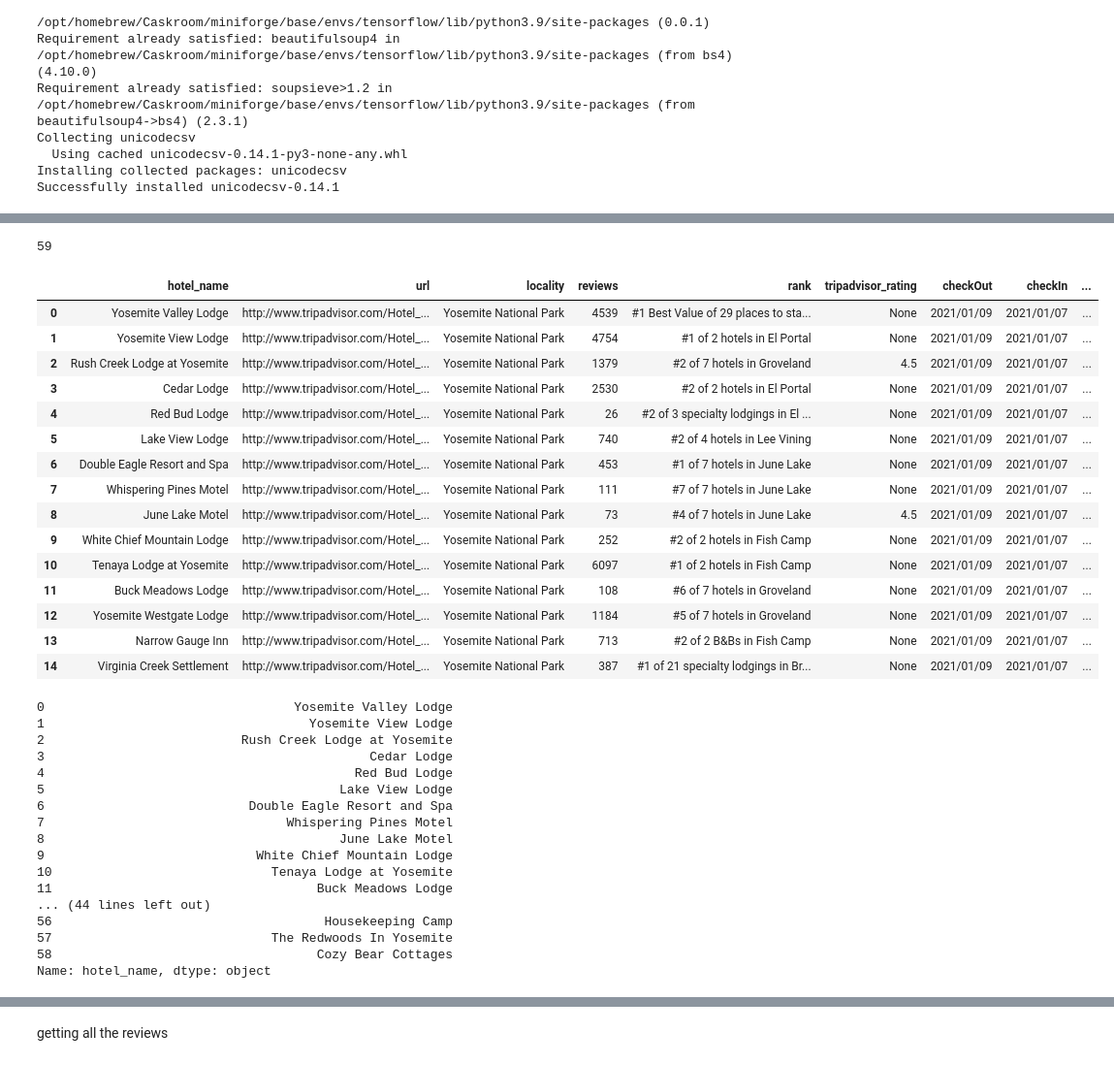
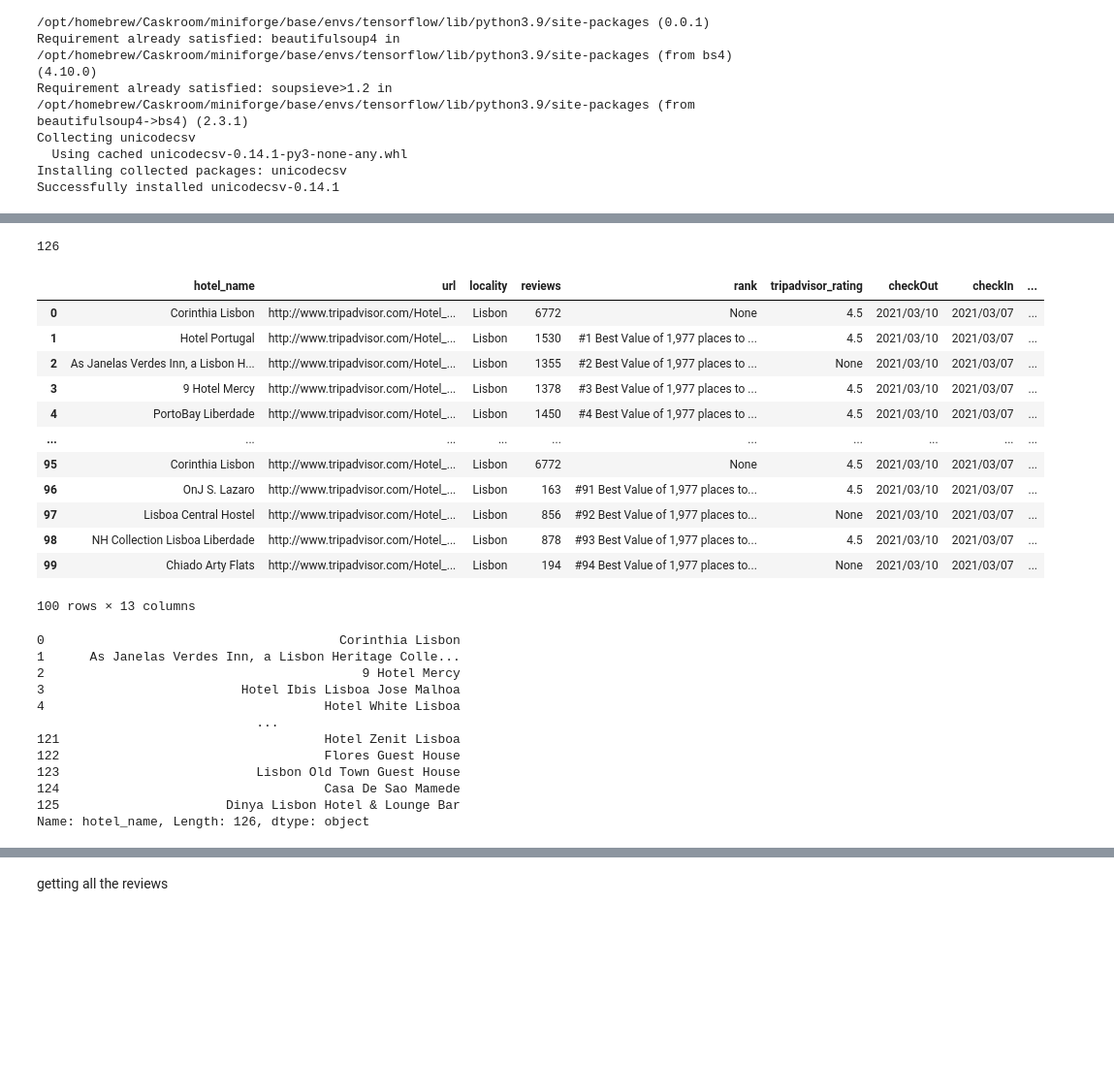
Before and after one commit to hamzafarooq/tripadvisor, a Jupyter notebook: MasterEdit copy.ipynb, the cells around one changed output, grey strips where cells are left out. Shown at 97% size. Drawn from its saved outputs; the diff is of its cells as text; code cells hidden in the pictures; blank space fills up the shorter version.

```diff
--- a/MasterEdit copy.ipynb
+++ b/MasterEdit copy.ipynb
@@ -102,7 +102,9 @@ def parse(locality,checkin_date,checkout_date,sort):
             XPATH_HOTEL_FEATURES = './/div[contains(@casls,"common_hotel_icons_list")]//li//text()'
             XPATH_HOTEL_PRICE = './/div[contains(@data-sizegroup,"mini-meta-price")]/text()'
             XPATH_VIEW_DEALS = './/div[contains(@data-ajax-preserve,"viewDeals")]//text()'
-            XPATH_BOOKING_PROVIDER = './/div[contains(@data-sizegroup,"mini-meta-provider")]//text()'
+            XPATH_BOOKING_PROVIDER = './/div[contains(@data-sizegroup,"mini-meta-provider")]//text()'  #<span class="dekGp Ci _R S4 H3 MD">#74 of 319 hotels in Lisbon</span><span class="dekGp Ci _R S4 H3 MD">#6 of 319 hotels in Lisbon</span>
+            XPATH_RATING_ORDER = './/span[contains(@class,"dekGp Ci _R S4 H3 MD")]//text()'
+
 
             raw_booking_provider = hotel.xpath(XPATH_BOOKING_PROVIDER)
             raw_no_of_deals =  hotel.xpath(XPATH_VIEW_DEALS)
@@ -113,6 +115,7 @@ def parse(locality,checkin_date,checkout_date,sort):
             raw_hotel_name = hotel.xpath(XPATH_HOTEL_NAME)
             raw_hotel_features = hotel.xpath(XPATH_HOTEL_FEATURES)
             raw_hotel_price_per_night  = hotel.xpath(XPATH_HOTEL_PRICE)
+            raw_rank_order = hotel.xpath(XPATH_RATING_ORDER)
 
             url = 'http://www.tripadvisor.com'+raw_hotel_link[0] if raw_hotel_link else  None
             reviews = ''.join(raw_no_of_reviews).replace("reviews","").replace(",","") if raw_no_of_reviews else 0
@@ -122,7 +125,7 @@ def parse(locality,checkin_date,checkout_date,sort):
             hotel_features = ','.join(raw_hotel_features)
             #price_per_night = ''.join(raw_hotel_price_per_night).encode('utf-8').replace('\n','') if raw_hotel_price_per_night else None
             price_per_night = ''.join(raw_hotel_price_per_night).replace('\n','') if raw_hotel_price_per_night else None
-
+            rank_order = ''.join(raw_rank_order) if raw_rank_order else None
             no_of_deals = re.findall("all\s+?(\d+)\s+?",''.join(raw_no_of_deals))
             booking_provider = ''.join(raw_booking_provider).strip() if raw_booking_provider else None
 
@@ -143,7 +146,8 @@ def parse(locality,checkin_date,checkout_date,sort):
                         'hotel_features':hotel_features,
                         'price_per_night':price_per_night,
                         'no_of_deals':no_of_deals,
-                        'booking_provider':booking_provider
+                        'booking_provider':booking_provider,
+                        'raw_rank': rank_order
 
             }
             hotel_data.append(data)
@@ -153,7 +157,7 @@ def parse(locality,checkin_date,checkout_date,sort):
     print(my_df['hotel_name'])
     return all_hotel, urllist
 # %%
-test="2021/01/07,2021/01/09,recommended,Yosemite National Park"
+test="2021/03/07,2021/03/10,recommended,Lisbon"
 # %%
 parser = argparse.ArgumentParser()
 parser.add_argument('checkin_date',help = 'Hotel Check In Date (Format: YYYY/MM/DD')
@@ -211,48 +217,40 @@ Name: hotel_name, dtype: object
 # %%
 len(data)
 # %% [output]
-59
+126
 # %%
 my_df = pd.DataFrame(data)
 # %%
-my_df.head(15)
+my_df.head(100)
 # %% [output]
 |  | hotel_name | url | locality | reviews | rank | tripadvisor_rating | checkOut | checkIn | ... |
-| 0 | Yosemite Valley Lodge | http://www.tripadvisor.com/Hotel_... | Yosemite National Park | 4539 | #1 Best Value of 29 places to sta... | None | 2021/01/09 | 2021/01/07 | ... |
-| 1 | Yosemite View Lodge | http://www.tripadvisor.com/Hotel_... | Yosemite National Park | 4754 | #1 of 2 hotels in El Portal | None | 2021/01/09 | 2021/01/07 | ... |
-| 2 | Rush Creek Lodge at Yosemite | http://www.tripadvisor.com/Hotel_... | Yosemite National Park | 1379 | #2 of 7 hotels in Groveland | 4.5 | 2021/01/09 | 2021/01/07 | ... |
-| 3 | Cedar Lodge | http://www.tripadvisor.com/Hotel_... | Yosemite National Park | 2530 | #2 of 2 hotels in El Portal | None | 2021/01/09 | 2021/01/07 | ... |
-| 4 | Red Bud Lodge | http://www.tripadvisor.com/Hotel_... | Yosemite National Park | 26 | #2 of 3 specialty lodgings in El ... | None | 2021/01/09 | 2021/01/07 | ... |
-| 5 | Lake View Lodge | http://www.tripadvisor.com/Hotel_... | Yosemite National Park | 740 | #2 of 4 hotels in Lee Vining | None | 2021/01/09 | 2021/01/07 | ... |
-| 6 | Double Eagle Resort and Spa | http://www.tripadvisor.com/Hotel_... | Yosemite National Park | 453 | #1 of 7 hotels in June Lake | None | 2021/01/09 | 2021/01/07 | ... |
-| 7 | Whispering Pines Motel | http://www.tripadvisor.com/Hotel_... | Yosemite National Park | 111 | #7 of 7 hotels in June Lake | None | 2021/01/09 | 2021/01/07 | ... |
-| 8 | June Lake Motel | http://www.tripadvisor.com/Hotel_... | Yosemite National Park | 73 | #4 of 7 hotels in June Lake | 4.5 | 2021/01/09 | 2021/01/07 | ... |
-| 9 | White Chief Mountain Lodge | http://www.tripadvisor.com/Hotel_... | Yosemite National Park | 252 | #2 of 2 hotels in Fish Camp | None | 2021/01/09 | 2021/01/07 | ... |
-| 10 | Tenaya Lodge at Yosemite | http://www.tripadvisor.com/Hotel_... | Yosemite National Park | 6097 | #1 of 2 hotels in Fish Camp | None | 2021/01/09 | 2021/01/07 | ... |
-| 11 | Buck Meadows Lodge | http://www.tripadvisor.com/Hotel_... | Yosemite National Park | 108 | #6 of 7 hotels in Groveland | None | 2021/01/09 | 2021/01/07 | ... |
-| 12 | Yosemite Westgate Lodge | http://www.tripadvisor.com/Hotel_... | Yosemite National Park | 1184 | #5 of 7 hotels in Groveland | None | 2021/01/09 | 2021/01/07 | ... |
-| 13 | Narrow Gauge Inn | http://www.tripadvisor.com/Hotel_... | Yosemite National Park | 713 | #2 of 2 B&Bs in Fish Camp | None | 2021/01/09 | 2021/01/07 | ... |
-| 14 | Virginia Creek Settlement | http://www.tripadvisor.com/Hotel_... | Yosemite National Park | 387 | #1 of 21 specialty lodgings in Br... | None | 2021/01/09 | 2021/01/07 | ... |
+| 0 | Corinthia Lisbon | http://www.tripadvisor.com/Hotel_... | Lisbon | 6772 | None | 4.5 | 2021/03/10 | 2021/03/07 | ... |
+| 1 | Hotel Portugal | http://www.tripadvisor.com/Hotel_... | Lisbon | 1530 | #1 Best Value of 1,977 places to ... | 4.5 | 2021/03/10 | 2021/03/07 | ... |
+| 2 | As Janelas Verdes Inn, a Lisbon H... | http://www.tripadvisor.com/Hotel_... | Lisbon | 1355 | #2 Best Value of 1,977 places to ... | None | 2021/03/10 | 2021/03/07 | ... |
+| 3 | 9 Hotel Mercy | http://www.tripadvisor.com/Hotel_... | Lisbon | 1378 | #3 Best Value of 1,977 places to ... | 4.5 | 2021/03/10 | 2021/03/07 | ... |
+| 4 | PortoBay Liberdade | http://www.tripadvisor.com/Hotel_... | Lisbon | 1450 | #4 Best Value of 1,977 places to ... | 4.5 | 2021/03/10 | 2021/03/07 | ... |
+| ... | ... | ... | ... | ... | ... | ... | ... | ... | ... |
+| 95 | Corinthia Lisbon | http://www.tripadvisor.com/Hotel_... | Lisbon | 6772 | None | 4.5 | 2021/03/10 | 2021/03/07 | ... |
+| 96 | OnJ S. Lazaro | http://www.tripadvisor.com/Hotel_... | Lisbon | 163 | #91 Best Value of 1,977 places to... | 4.5 | 2021/03/10 | 2021/03/07 | ... |
+| 97 | Lisboa Central Hostel | http://www.tripadvisor.com/Hotel_... | Lisbon | 856 | #92 Best Value of 1,977 places to... | None | 2021/03/10 | 2021/03/07 | ... |
+| 98 | NH Collection Lisboa Liberdade | http://www.tripadvisor.com/Hotel_... | Lisbon | 878 | #93 Best Value of 1,977 places to... | 4.5 | 2021/03/10 | 2021/03/07 | ... |
+| 99 | Chiado Arty Flats | http://www.tripadvisor.com/Hotel_... | Lisbon | 194 | #94 Best Value of 1,977 places to... | None | 2021/03/10 | 2021/03/07 | ... |
+100 rows × 13 columns
 # %%
 print(my_df['hotel_name'])
 # %% [output]
-0                                 Yosemite Valley Lodge
-1                                   Yosemite View Lodge
-2                          Rush Creek Lodge at Yosemite
-3                                           Cedar Lodge
-4                                         Red Bud Lodge
-5                                       Lake View Lodge
-6                           Double Eagle Resort and Spa
-7                                Whispering Pines Motel
-8                                       June Lake Motel
-9                            White Chief Mountain Lodge
-10                             Tenaya Lodge at Yosemite
-11                                   Buck Meadows Lodge
-... (44 lines left out)
-56                                    Housekeeping Camp
-57                             The Redwoods In Yosemite
-58                                   Cozy Bear Cottages
-Name: hotel_name, dtype: object
+0                                       Corinthia Lisbon
+1      As Janelas Verdes Inn, a Lisbon Heritage Colle...
+2                                          9 Hotel Mercy
+3                          Hotel Ibis Lisboa Jose Malhoa
+4                                     Hotel White Lisboa
+                             ...
+121                                   Hotel Zenit Lisboa
+122                                   Flores Guest House
+123                          Lisbon Old Town Guest House
+124                                   Casa De Sao Mamede
+125                      Dinya Lisbon Hotel & Lounge Bar
+Name: hotel_name, Length: 126, dtype: object
 # %%
 for i in data:
     for y in i:
```
Also changed, not shown: parts of 10 cells of this notebook, 2 other files.
